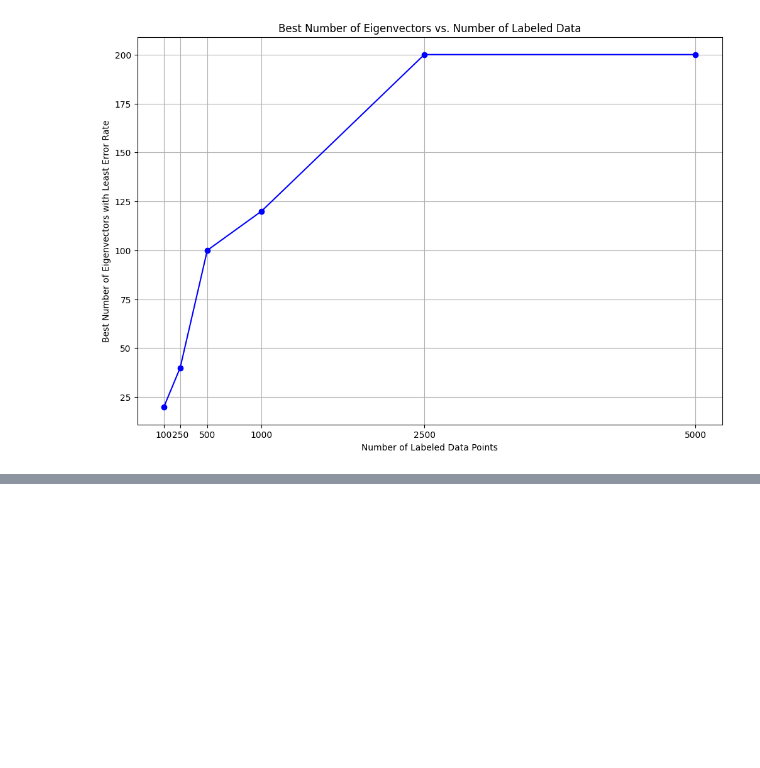
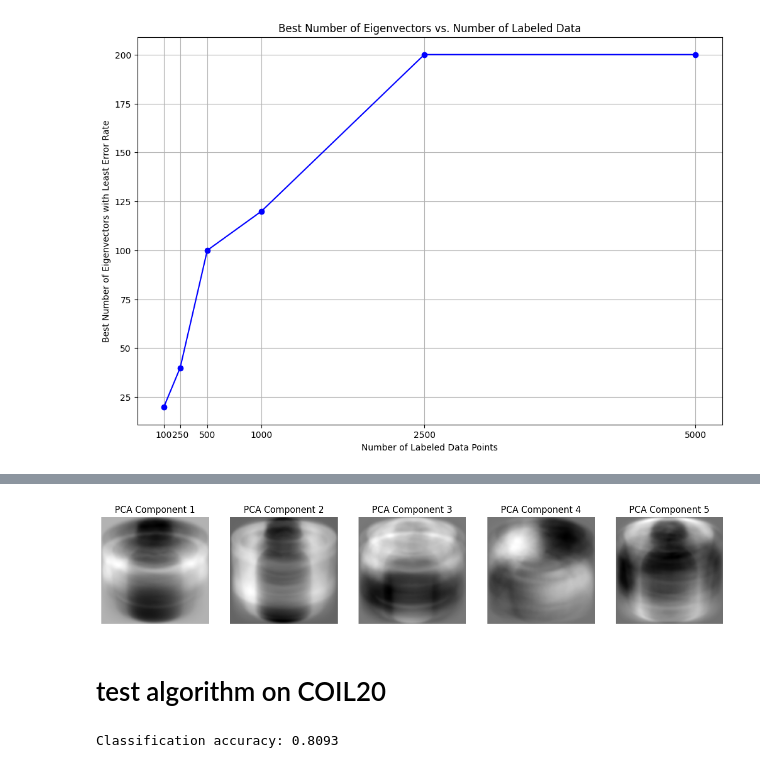
Before and after one commit to KkkelseyWen/HDP, a Jupyter notebook: eigenmap.ipynb, the cells around one changed output, grey strips where cells are left out. Saved outputs shown, nothing was run; the diff lists cells and outputs as text; code cells hidden in the pictures; blank space fills up the shorter version.

```diff
--- a/eigenmap.ipynb
+++ b/eigenmap.ipynb
@@ -456,0 +563,39 @@ def function_exp()
+# %%
+# visualize the first few principal components as images
+fig, axes = plt.subplots(1, 5, figsize=(15, 3))
+for i, ax in enumerate(axes):
+    ax.imshow(pca.components_[i].reshape(128, 128), cmap='gray')
+    ax.set_title(f'PCA Component {i+1}')
+    ax.axis('off')
+plt.show()
+# %% [output]
+[figure, added]
+# %% [markdown]
+# test algorithm on COIL20
+# %%
+k = 25
+m = 20
+sigma = 1
+num_eigenv = 50
+
+img = data_pca[:1000]
+label = labels[:1000]
+
+# choose first 100 data to be labeled
+num_labels = 250
+labeled_indices = np.arange(num_labels)
+unlabeled_indices = np.arange(num_labels, 1000)
+
+# graph construction
+W = graph_construction(img, k, m, sigma)
+
+L = laplacian(W)
+eigenvalues, eigenvectors = eigenfunction(L, num_eigenv)
+
+classifiers = classifier_train(eigenvectors, label, labeled_indices, 20)
+
+y_pred, y_score = classifier_evaluate(eigenvectors[unlabeled_indices], classifiers)
+accuracy = acc(y_pred, labels[unlabeled_indices])
+print(f"Classification accuracy: {accuracy:.4f}")
+# %% [output]
+Classification accuracy: 0.8093
```
Also changed, not shown: parts of 21 cells of this notebook.
